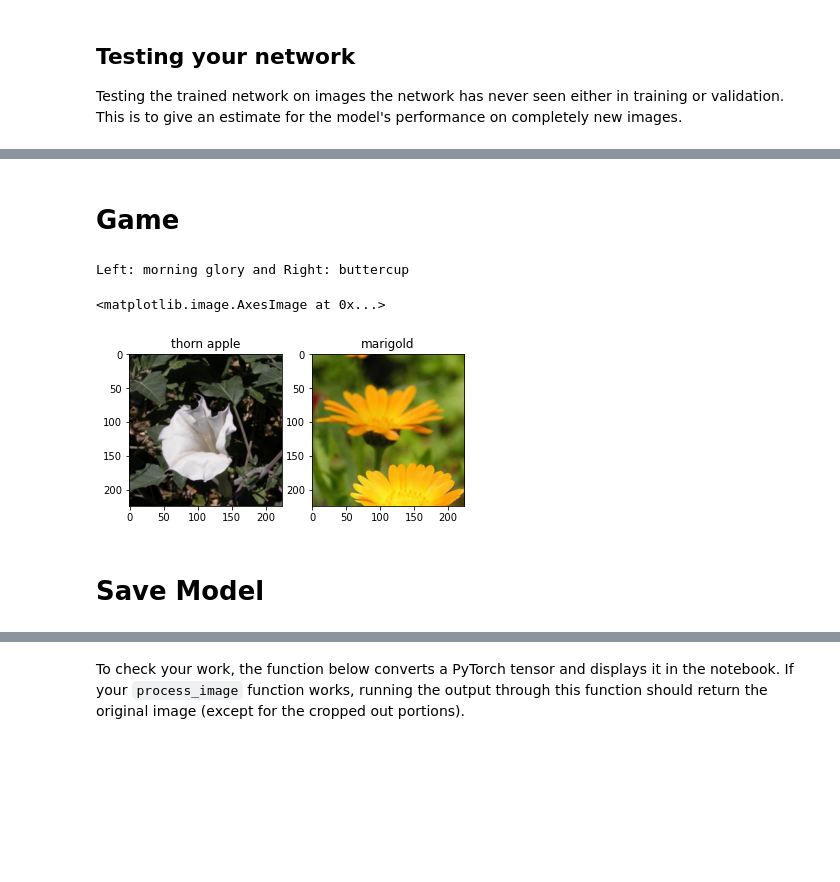
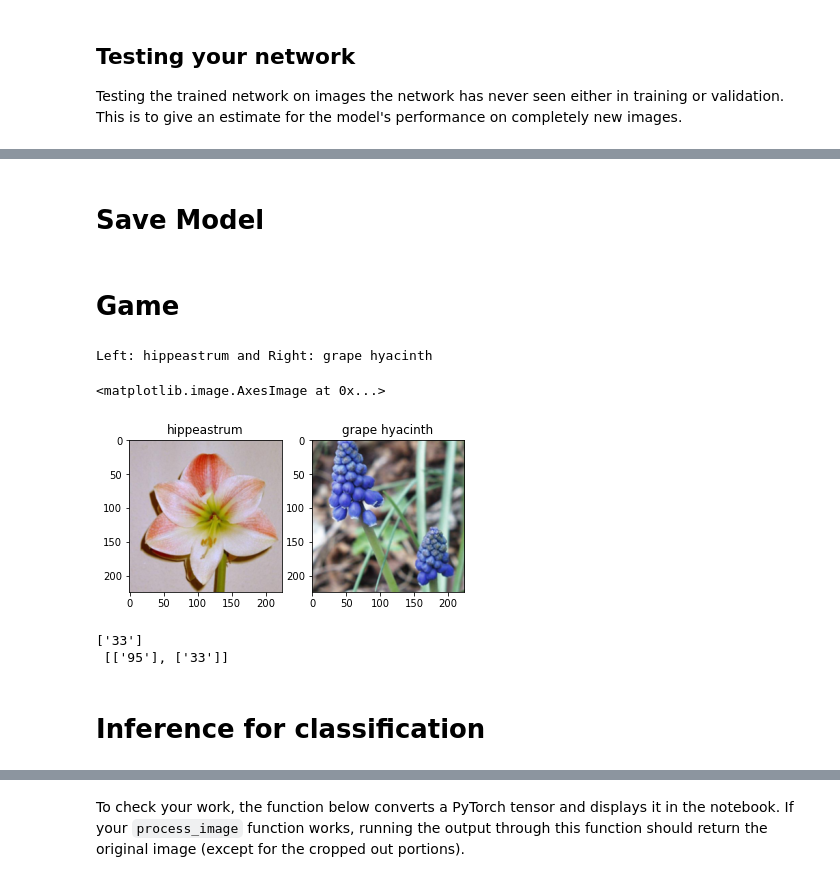
Before and after one commit to lukeahwilson/udacity-final-project, a Jupyter notebook: Image Classifier Project.ipynb, the cells around one changed output, grey strips where cells are left out. Cells and saved outputs as stored; diff of their text form; code cells hidden in the pictures; blank space fills up the shorter version.

Commit message:
Fixed bug where correct flower names were not being pulled from the flower dictionary

```diff
--- a/Image Classifier Project.ipynb
+++ b/Image Classifier Project.ipynb
@@ -473,10 +470,9 @@ model.to(device)
 t0 = time.time() # initialize start time for running training
 
 running = False # initialize running variable to start system with deeper network frozen
-decayrate=0 # initialize counter for decay rate exponentiation
 
 decay = 0.6 # hyperparameter decay factor for decaying learning rate
-epochs = 50 # hyperparameter number of epochs
+epochs = 100 # hyperparameter number of epochs
 
 for e in range(epochs):
     model.train()
@@ -519,10 +515,8 @@ for e in range(epochs):
             'Runtime - {:.0f} minutes'.format((time.time() - t0)/60))
 
         if len(training_loss_history) > 3: # hold loop until training_loss_history has enough elements to satisfy search requirements
-            if -2*learnrate*decay*training_loss_history[0] > np.mean([training_loss_history[-2]-training_loss_history[-1], training_loss_history[-3]-training_loss_history[-2]]):
-                # if the average training loss from the last 3 values has decreased since the last adjustment by a exponentiated factor of (5**(1/(3**decayrate))), run loop
-                if decayrate <= 3: # limit exponential rate of decrease to 3
-                    decayrate += 1 # increase decayrate exponent by 1 for next loop
+            if -3*learnrate*decay*decay*training_loss_history[0] > np.mean([training_loss_history[-2]-training_loss_history[-1], training_loss_history[-3]-training_loss_history[-2]]):
+                # if the average of the last 2 training loss slopes is less than the original loss factored down by the learnrate, the decay, and a factor of 3, then decay the learnrate
                 learnrate *= decay # multiply learnrate by the decay hyperparamater
                 optimizer = optim.Adam(model.fc.parameters(), lr=learnrate, weight_decay=weightdecay) # revise the optimizer to use the new learnrate
                 print('\nLearnrate changed to: {:f}\n'.format(learnrate))
@@ -620,26 +630,3 @@ Epoch: 10/10..  testing Loss: 0.750..  testing Accuracy: 0.817 Runtime - 138 sec
-# %% [markdown]
-# Game
-# %%
-#Predicted images in batches of two!
-model.cpu()
-game_images, game_labels = next(iter(game_loader)) # Fun to observe flower guesses in batches of two
-
-prediction = torch.exp(model(game_images))
-highest_prob, predicted_class = prediction.topk(1, dim=1)
-
-print('Left: \033[1m{}\033[0m and Right: \033[1m{}\033[0m'.format(flower_name_dic[str(predicted_class[0].item())], flower_name_dic[str(predicted_class[1].item())]))
-
-plt.subplot(1, 2, 1)
-plt.title(flower_name_dic[str(game_labels[0].item())])
-plt.imshow(inverse_transform(game_images[0]).numpy().transpose((1, 2, 0))) # Use inverse transform to make the image nicer to look at
-
-plt.subplot(1, 2, 2)
-plt.title(flower_name_dic[str(game_labels[1].item())])
-plt.imshow(inverse_transform(game_images[1]).numpy().transpose((1, 2, 0))) # Use inverse transform to make the image nicer to look at
-# %% [output]
-Left: morning glory and Right: buttercup
-<matplotlib.image.AxesImage at 0x...>
-[figure, removed]
 # %% [markdown]
 # Save Model
 # %%
@@ -657,4 +644,49 @@ model_hyperparameters = {'learnrate':learnrate,
 #Create a JSON file containing the saved information above
 with open(file_hyperparameters, 'w') as file:
     json.dump(model_hyperparameters, file)
+# %% [markdown]
+# Game
+# %%
+#Predicted images in batches of two!
+model.cpu()
+game_images, game_labels = next(iter(game_loader)) # Fun to observe flower guesses in batches of two
+
+prediction = torch.exp(model(game_images))
+highest_prob, predicted_class = prediction.topk(1, dim=1)
+
+flower_prediction = []
+for predicted_flower in predicted_class:
+    flower_prediction.append([key for key, value in game_data.class_to_idx.items() if value == predicted_flower])
+flower_answer = []
+for correct_flower in game_labels:
+    flower_answer.append([key for key, value in game_data.class_to_idx.items() if value == correct_flower])
+
+print('Left: \033[1m{}\033[0m and Right: \033[1m{}\033[0m'.format(flower_name_dic[flower_prediction[0][0]], flower_name_dic[flower_prediction[1][0]]))
+
+plt.subplot(1, 2, 1)
+plt.title(flower_name_dic[flower_answer[0][0]])
+plt.imshow(inverse_transform(game_images[0]).numpy().transpose((1, 2, 0))) # Use inverse transform to make the image nicer to look at
+
+plt.subplot(1, 2, 2)
+plt.title(flower_name_dic[flower_answer[1][0]])
+plt.imshow(inverse_transform(game_images[1]).numpy().transpose((1, 2, 0))) # Use inverse transform to make the image nicer to look at
+# %% [output]
+Left: hippeastrum and Right: grape hyacinth
+<matplotlib.image.AxesImage at 0x...>
+[figure, added]
+# %%
+flower_prediction = []
+for predicted_flower in predicted_class:
+    flower_prediction.append([key for key, value in game_data.class_to_idx.items() if value == predicted_flower])
+
+flower_answer = []
+for correct_flower in game_labels:
+    flower_answer.append([key for key, value in game_data.class_to_idx.items() if value == correct_flower])
+
+print(flower_prediction[1], '\n', flower_answer)
+# %% [output]
+['33']
+ [['95'], ['33']]
+# %% [markdown]
+# Inference for classification
 # %% [markdown]
```
Also changed, not shown: parts of 5 cells of this notebook, 2 other files.
